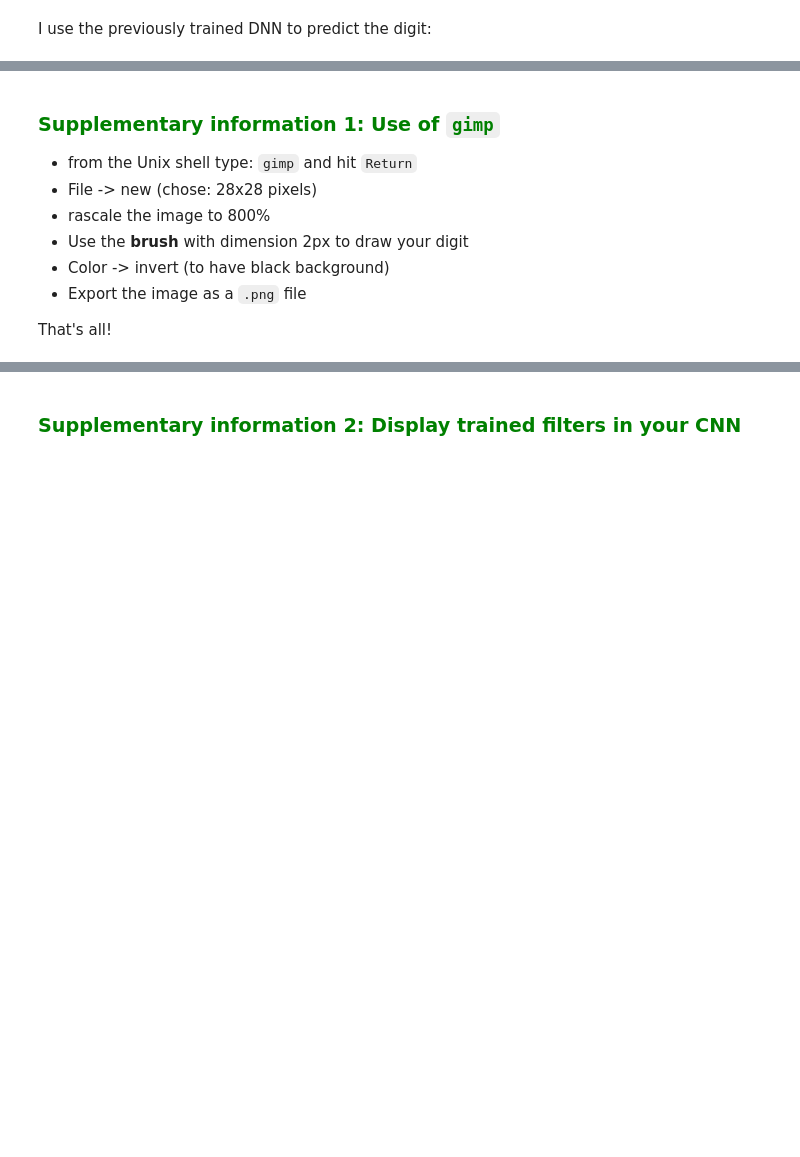
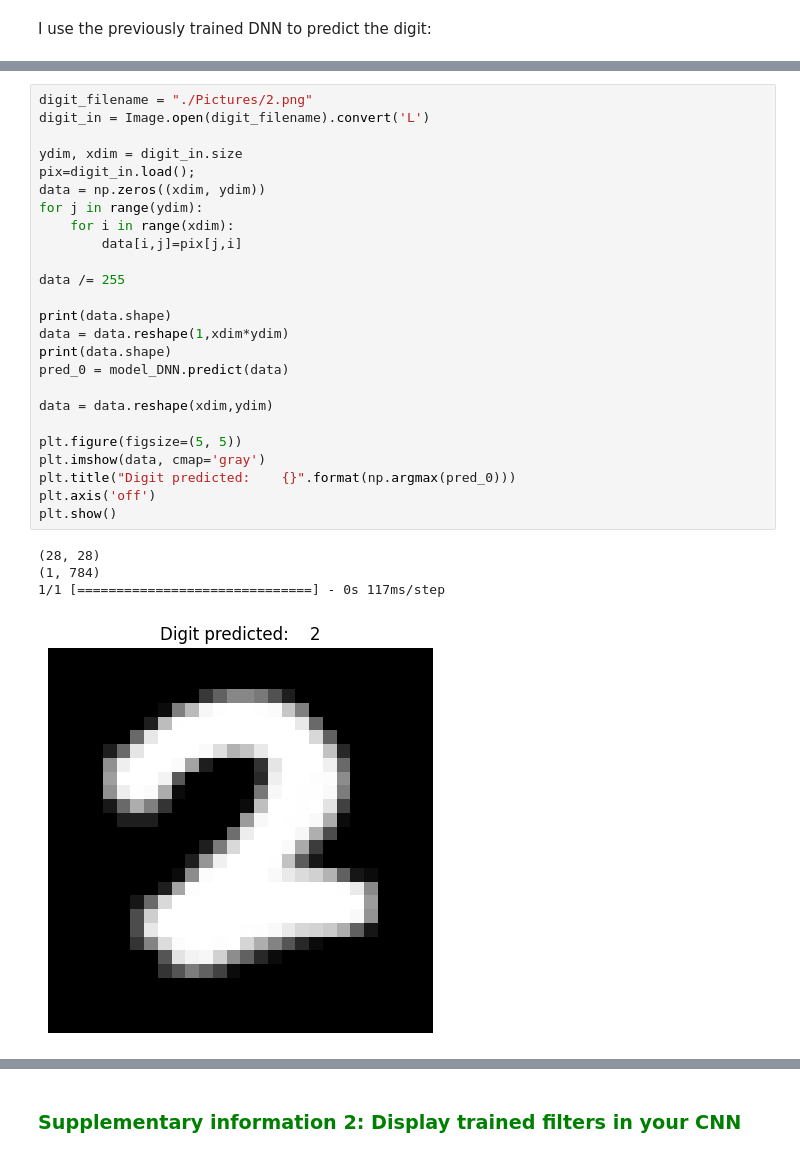
Before and after one commit to sergio-egm/lsn_delivery_exercises, a Jupyter notebook: es12/LSN_Exercises_12.ipynb, the cells around one changed output, grey strips where cells are left out. Cells and saved outputs as stored; diff of their text form; blank space fills up the shorter version.

```diff
--- a/es12/LSN_Exercises_12.ipynb
+++ b/es12/LSN_Exercises_12.ipynb
@@ -413,11 +462,30 @@ plt.show()
-# %% [markdown]
-### <span style="color:green">Supplementary information 1: Use of `gimp` </span>
-
-- from the Unix shell type: `gimp` and hit `Return`
-- File -> new (chose: 28x28 pixels)
-- rascale the image to 800%
-- Use the **brush** with dimension 2px to draw your digit
-- Color -> invert (to have black background)
-- Export the image as a `.png` file
-
-That's all!
+# %%
+digit_filename = "./Pictures/2.png"
+digit_in = Image.open(digit_filename).convert('L')
+
+ydim, xdim = digit_in.size
+pix=digit_in.load();
+data = np.zeros((xdim, ydim))
+for j in range(ydim):
+    for i in range(xdim):
+        data[i,j]=pix[j,i]
+
+data /= 255
+
+print(data.shape)
+data = data.reshape(1,xdim*ydim)
+print(data.shape)
+pred_0 = model_DNN.predict(data)
+
+data = data.reshape(xdim,ydim)
+
+plt.figure(figsize=(5, 5))
+plt.imshow(data, cmap='gray')
+plt.title("Digit predicted:    {}".format(np.argmax(pred_0)))
+plt.axis('off')
+plt.show()
+# %% [output]
+(28, 28)
+(1, 784)
+1/1 [==============================] - 0s 117ms/step
+[figure, added]
```
Also changed, not shown: parts of 21 cells of this notebook, 10 other files.
